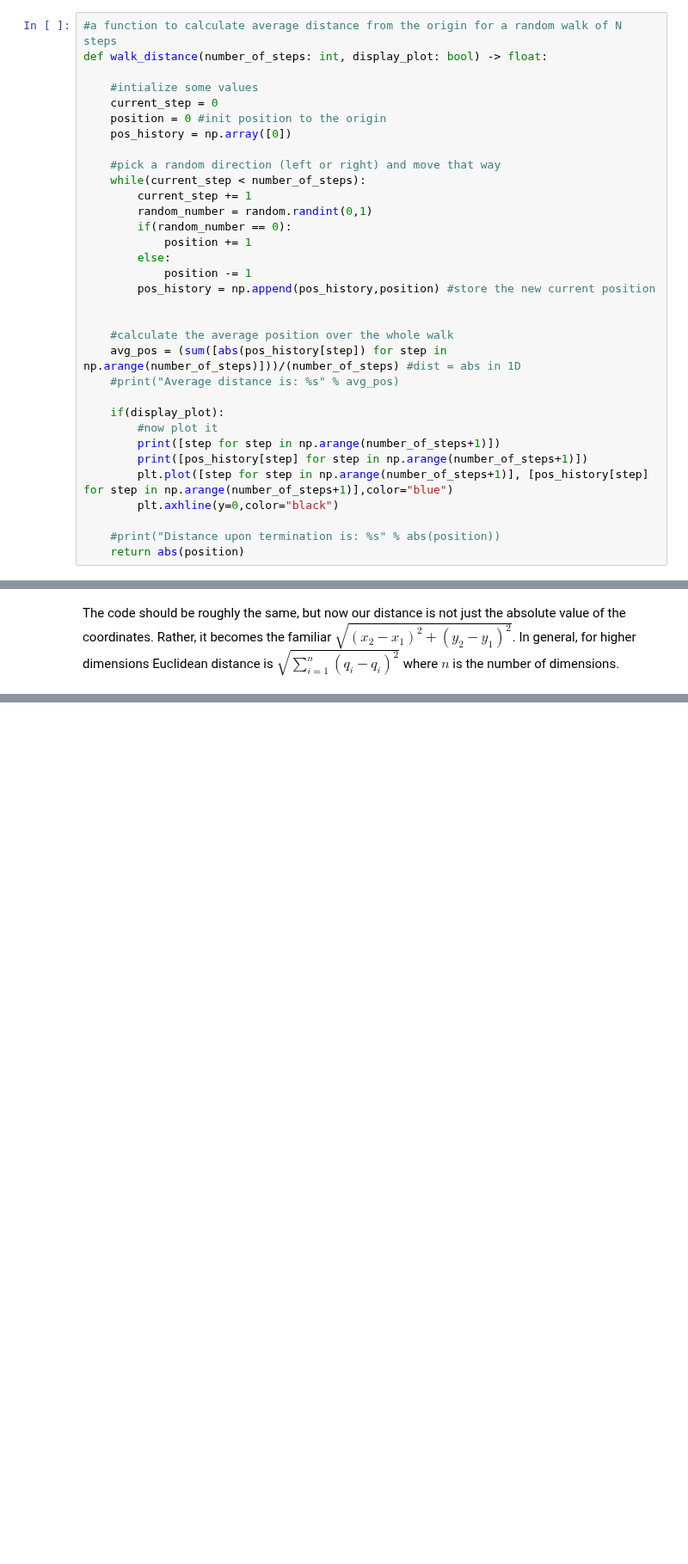
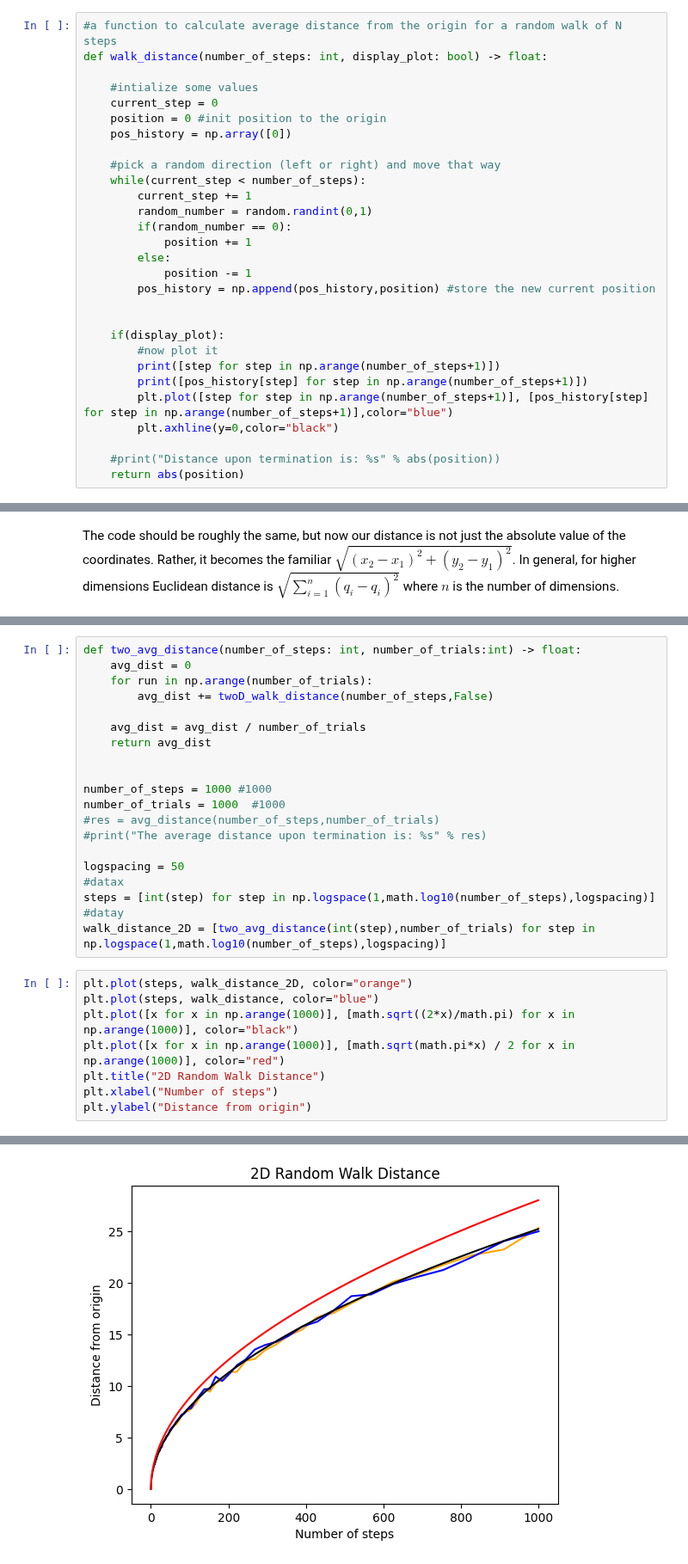
Before and after one commit to noahchanoah/thesis, a Jupyter notebook: RandomWalk.ipynb, the cells around one changed output, grey strips where cells are left out. Shown at 86% size. Cells and saved outputs as stored; diff of their text form; blank space fills up the shorter version.

Commit message:
Add 2D random walk

```diff
--- a/RandomWalk.ipynb
+++ b/RandomWalk.ipynb
@@ -32,10 +32,6 @@ def walk_distance(number_of_steps: int, display_plot: bool) -> float:
         pos_history = np.append(pos_history,position) #store the new current position
 
 
-    #calculate the average position over the whole walk
-    avg_pos = (sum([abs(pos_history[step]) for step in np.arange(number_of_steps)]))/(number_of_steps) #dist = abs in 1D
-    #print("Average distance is: %s" % avg_pos)
-
     if(display_plot):
         #now plot it
         print([step for step in np.arange(number_of_steps+1)])
@@ -117,0 +119,29 @@ def twoD_walk_distance(number_of_steps: int, display_plot: bool) -> float:
+# %%
+def two_avg_distance(number_of_steps: int, number_of_trials:int) -> float:
+    avg_dist = 0
+    for run in np.arange(number_of_trials):
+        avg_dist += twoD_walk_distance(number_of_steps,False)
+
+    avg_dist = avg_dist / number_of_trials
+    return avg_dist
+
+
+number_of_steps = 1000 #1000
+number_of_trials = 1000  #1000
+#res = avg_distance(number_of_steps,number_of_trials)
+#print("The average distance upon termination is: %s" % res)
+
+logspacing = 50
+#datax
+steps = [int(step) for step in np.logspace(1,math.log10(number_of_steps),logspacing)]
+#datay
+walk_distance_2D = [two_avg_distance(int(step),number_of_trials) for step in np.logspace(1,math.log10(number_of_steps),logspacing)]
+# %%
+plt.plot(steps, walk_distance_2D, color="orange")
+plt.plot(steps, walk_distance, color="blue")
+plt.plot([x for x in np.arange(1000)], [math.sqrt((2*x)/math.pi) for x in np.arange(1000)], color="black")
+plt.plot([x for x in np.arange(1000)], [math.sqrt(math.pi*x) / 2 for x in np.arange(1000)], color="red")
+plt.title("2D Random Walk Distance")
+plt.xlabel("Number of steps")
+plt.ylabel("Distance from origin")
+# %% [output]
@@ -117,0 +149 @@ def twoD_walk_distance(number_of_steps: int, display_plot: bool) -> float:
+[figure, added]
```
Also changed, not shown: parts of 3 cells of this notebook.
